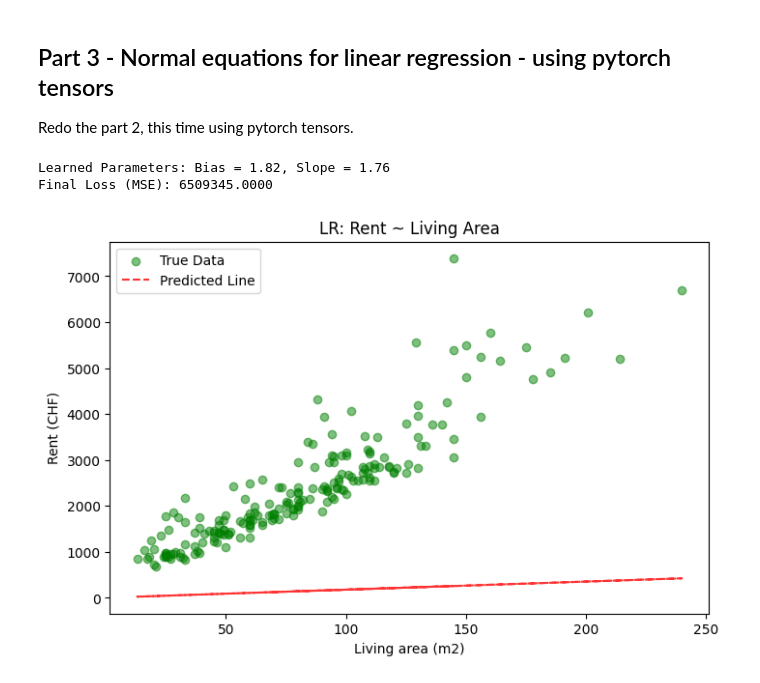
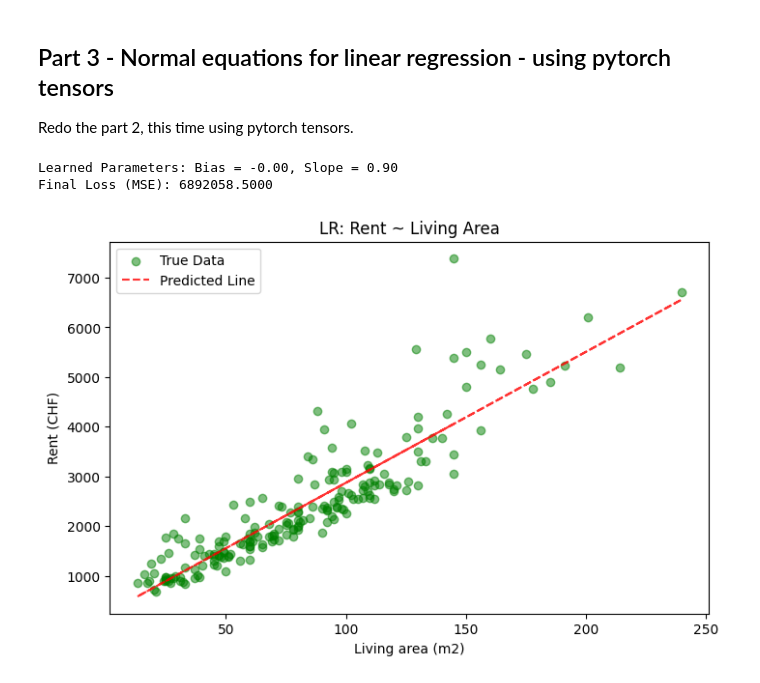
Before and after one commit to JaronMatzinger/mse_delearn, a Jupyter notebook: DL-PW-01-material/ex4-linear-regression-closed-form/linear-regression-stud.ipynb, the cells around one changed output. Saved outputs shown, nothing was run; the diff lists cells and outputs as text; code cells hidden in the pictures.

```diff
--- a/DL-PW-01-material/ex4-linear-regression-closed-form/linear-regression-stud.ipynb
+++ b/DL-PW-01-material/ex4-linear-regression-closed-form/linear-regression-stud.ipynb
@@ -172,27 +183,21 @@ Redo the part 2, this time using pytorch tensors.
 #  - compute the loss J with these new values of theta0 and theta1,   #
 #    for that you may use mse_loss() function defined abouve          #
 #######################################################################
+
 import torch
 import torch.nn as nn
+from sklearn.preprocessing import StandardScaler
+from sklearn.model_selection import train_test_split
 
 seed = 42
 torch.manual_seed(seed)
 torch.cuda.manual_seed(seed)
-
-x = living_area
-y = rent_price
-
-x_tensor = torch.tensor(x, dtype=torch.float32).view(-1, 1)
-y_tensor = torch.tensor(y, dtype=torch.float32)
 
 device = (
     "cuda" if torch.cuda.is_available() else
     "mps" if torch.backends.mps.is_available() else
     "cpu"
 )
-
-x_tensor = x_tensor.to(device)
-y_tensor = y_tensor.to(device)
 
 class linearRegression(nn.Module):
     def __init__(self, input_size, output_size):
@@ -202,46 +207,63 @@ class linearRegression(nn.Module):
     def forward(self, x):
         return self.linear(x)
 
+scaler_X = StandardScaler()
+scaler_y = StandardScaler()
+
+X_train = dataset[['living_area']].values
+y_train = dataset[['rent_price']].values
+
+X_train_scaled = scaler_X.fit_transform(X_train)
+y_train_scaled = scaler_y.fit_transform(y_train)
+
+X_train_tensor = torch.tensor(X_train_scaled, dtype=torch.float32).view(-1, 1)
+y_train_tensor = torch.tensor(y_train_scaled, dtype=torch.float32)
+
+X_train_tensor = X_train_tensor.to(device)
+y_train_tensor = y_train_tensor.to(device)
+
 input_size = 1
 output_size = 1
 lr = 0.01
-epochs = 100
+epochs = 1000
 
 model = linearRegression(input_size, output_size).to(device)
 criterion = nn.MSELoss()
 optimizer = torch.optim.Adam(model.parameters(), lr=lr)
 
 for epoch in range(epochs):
-    outputs = model(x_tensor)
-    loss = criterion(outputs, y_tensor)
+    outputs = model(X_train_tensor)
+    loss = criterion(outputs, y_train_tensor)
 
     optimizer.zero_grad()
     loss.backward()
     optimizer.step()
 
 theta1 = model.linear.weight.item()
 theta0 = model.linear.bias.item()
 print(f"Learned Parameters: Bias = {theta0:.2f}, Slope = {theta1:.2f}")
 
 with torch.no_grad():
-    y_hat = model(x_tensor).cpu().numpy()
+    y_hat = model(X_train_tensor).cpu().numpy()
 
-final_loss = criterion(torch.tensor(y_hat, dtype=torch.float32), y_tensor.cpu()).item()
+y_hat = scaler_y.inverse_transform(y_hat)
+
+final_loss = criterion(torch.tensor(y_hat, dtype=torch.float32).to(device), y_train_tensor).item()
 print(f'Final Loss (MSE): {final_loss:.4f}')
 
 plt.figure(figsize=(8, 5))
-plt.scatter(x, y, color='green', label='True Data', alpha=0.5)
-plt.plot(x, y_hat, '--', color='red', label='Predicted Line', alpha=0.8)
+plt.scatter(dataset['living_area'], dataset['rent_price'], color='green', label='True Data', alpha=0.5)
+plt.plot(dataset['living_area'], y_hat, '--', color='red', label='Predicted Line', alpha=0.8)
 plt.xlabel('Living area (m2)')
 plt.ylabel('Rent (CHF)')
 plt.title('LR: Rent ~ Living Area')
 plt.legend()
 plt.show()
 
 ######################################################################
 #                         END OF YOUR CODE                            #
 #######################################################################
 # %% [output]
-Learned Parameters: Bias = 1.82, Slope = 1.76
-Final Loss (MSE): 6509345.0000
+Learned Parameters: Bias = -0.00, Slope = 0.90
+Final Loss (MSE): 6892058.5000
-[figure, old version]
+[figure, new version]
```
Also changed, not shown: parts of 2 cells of this notebook.
